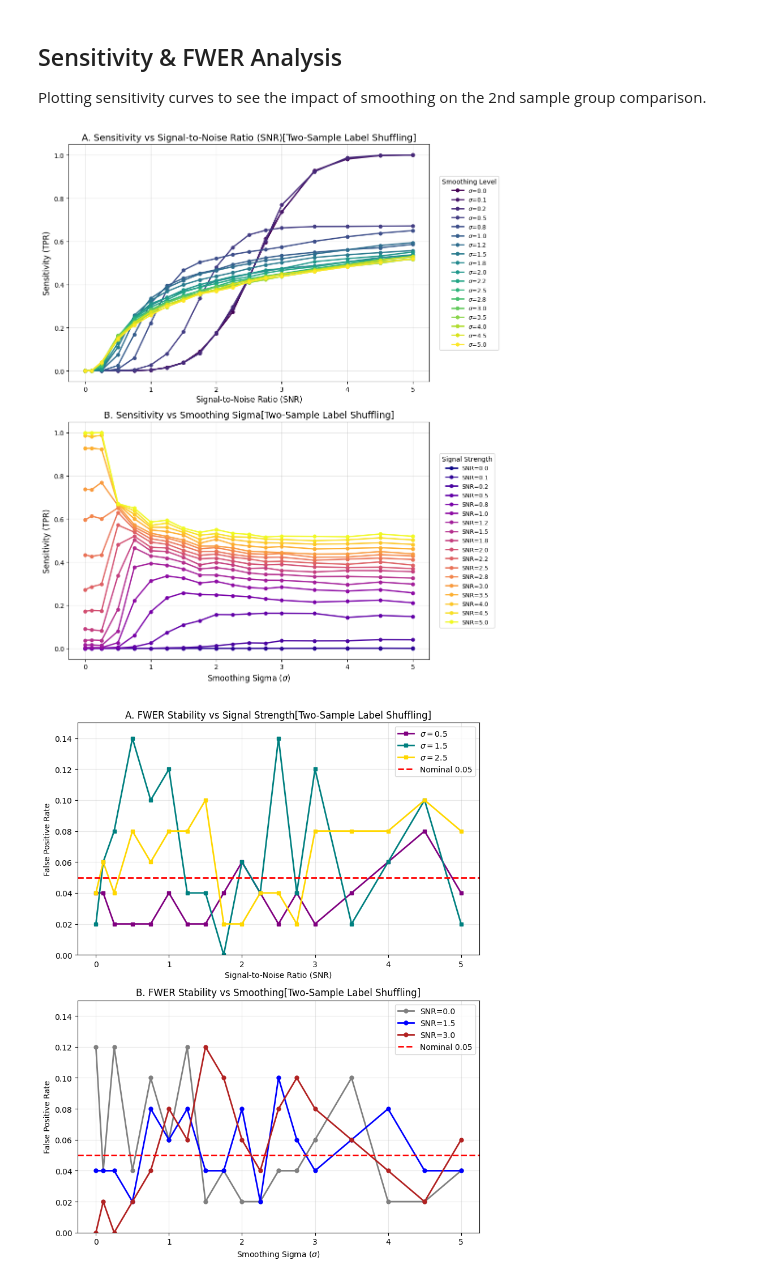
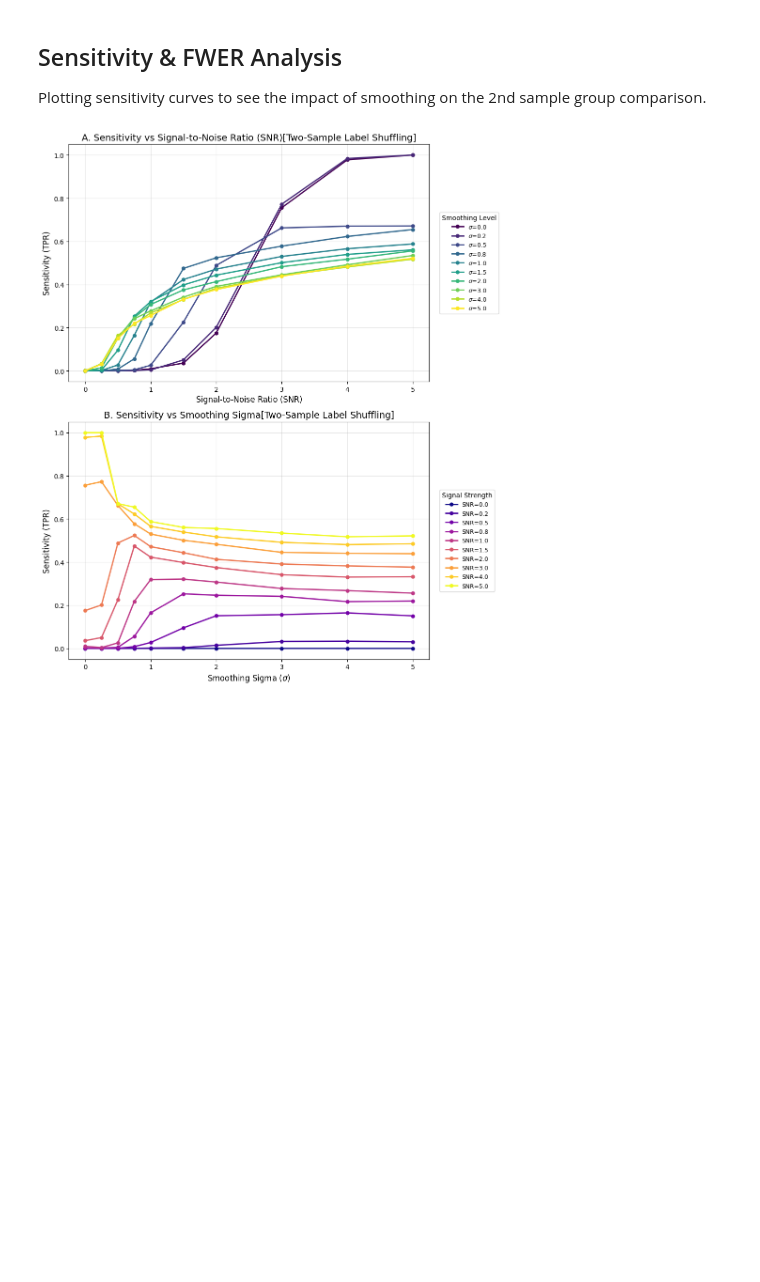
Before and after one commit to lt22412/group_project, a Jupyter notebook: voxel_wise_permutation/voxel_wise_permutation_2_sample.ipynb, the cells around one changed output. Drawn from its saved outputs; the diff is of its cells as text; code cells hidden in the pictures; blank space fills up the shorter version.

```diff
--- a/voxel_wise_permutation/voxel_wise_permutation_2_sample.ipynb
+++ b/voxel_wise_permutation/voxel_wise_permutation_2_sample.ipynb
@@ -10,10 +10,25 @@ import importlib
 importlib.reload(hf)
 importlib.reload(pl)
 
-n_runs = 50           # Number of simulation iterations
+n_runs = 20           # Number of simulation iterations
 n_subj = 20           # Total subjects (Group 1: 10, Group 2: 10)
 img_side_length = 64
 smoothing_sigma = 1.5
 alpha = 0.05
-n_perm = 100          # Number of label-shuffling permutations per run
+n_perm = 50          # Number of label-shuffling permutations per run
 null_boundary = 1e-3
+# %%
+test_snrs = [0]
+test_sigmas = [0, 0.1, 0.25, 0.5, 0.75, 1.0, 1.25, 1.5, 1.75, 2.0, 2.25, 2.5, 2.75, 3.0, 3.5, 4, 4.5, 5]
+
+sens_mat_2s, fwer_mat_2s = hf.run_2d_sweep(
+    n_runs=n_runs,
+    n_subj=n_subj,
+    img_side=img_side_length,
+    snr_levels=test_snrs,
+    sigma_levels=test_sigmas,
+    alpha=alpha,
+    labels=True,        # 2-Sample Logic
+    n_perm=n_perm,
+    null_boundary=null_boundary
+)
@@ -22,8 +75,8 @@ null_boundary = 1e-3
 We sweep across various Signal-to-Noise Ratios and Smoothing levels.
 **Crucial:** We pass `labels=True` to simulate group differences and use label-permutation thresholding.
 # %%
-test_snrs = [0, 0.1, 0.25, 0.5, 0.75, 1.0, 1.25, 1.5, 1.75, 2.0, 2.25, 2.5, 2.75, 3.0, 3.5, 4, 4.5, 5]
-test_sigmas = [0, 0.1, 0.25, 0.5, 0.75, 1.0, 1.25, 1.5, 1.75, 2.0, 2.25, 2.5, 2.75, 3.0, 3.5, 4, 4.5, 5]
+test_snrs = [0, 0.25, 0.5, 0.75, 1.0, 1.5, 2.0, 3.0, 4.0, 5]
+test_sigmas = [0, 0.25, 0.5, 0.75, 1.0, 1.5, 2.0, 3.0, 4.0, 5]
 
 sens_mat_2s, fwer_mat_2s = hf.run_2d_sweep(
     n_runs=n_runs,
@@ -75,25 +120,15 @@ pl.plot_3d_surfaces(
 ## Sensitivity & FWER Analysis
 Plotting sensitivity curves to see the impact of smoothing on the 2nd sample group comparison.
 # %%
+test_snrs = [0, 0.25, 0.5, 0.75, 1.0, 1.5, 2.0, 3.0, 4.0, 5]
+test_sigmas = [0, 0.25, 0.5, 0.75, 1.0, 1.5, 2.0, 3.0, 4.0, 5]
 
 # Plot Sensitivity vs SNR/Sigma
 pl.plot_sensitivity_analysis(
     snrs=test_snrs,
     sigmas=test_sigmas,
     sens_matrix=sens_mat_2s,
     extra_title="[Two-Sample Label Shuffling]"
 )
-
-
-# Plot FWER Stability
-pl.plot_fwer_stability(
-    snrs=test_snrs,
-    sigmas=test_sigmas,
-    fwer_matrix=fwer_mat_2s,
-    original_sigmas_list=test_sigmas,
-    original_snrs_list=test_snrs,
-    extra_title="[Two-Sample Label Shuffling]"
-)
 # %% [output]
-[figure, old version]
+[figure, new version]
-[figure, removed]
```
Also changed, not shown: parts of 5 cells of this notebook, 5 other files.
